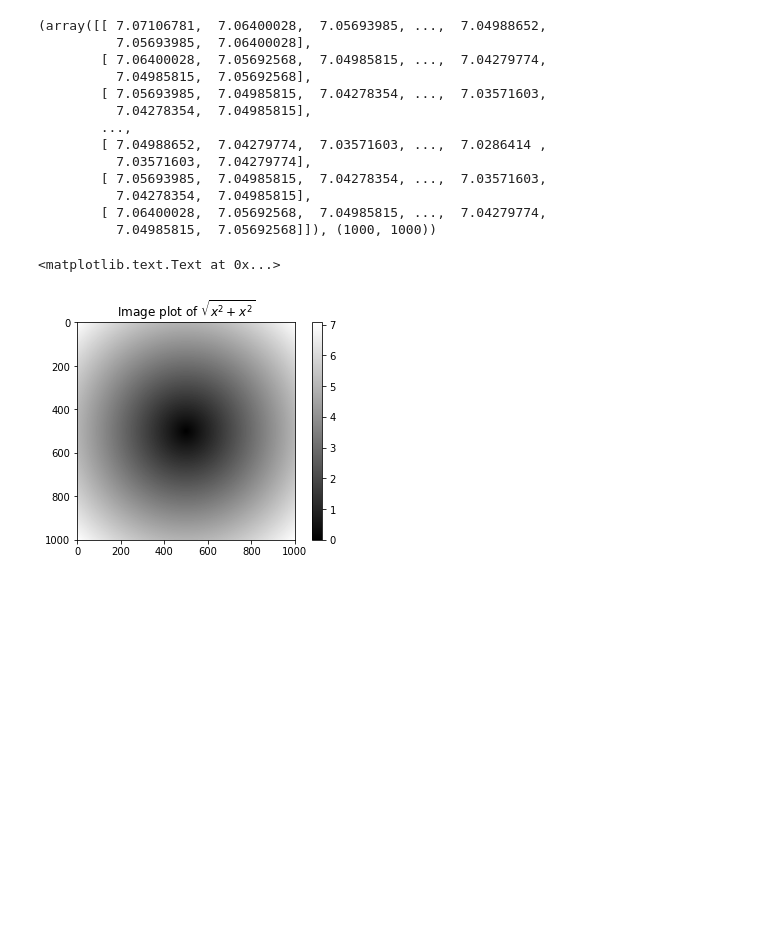
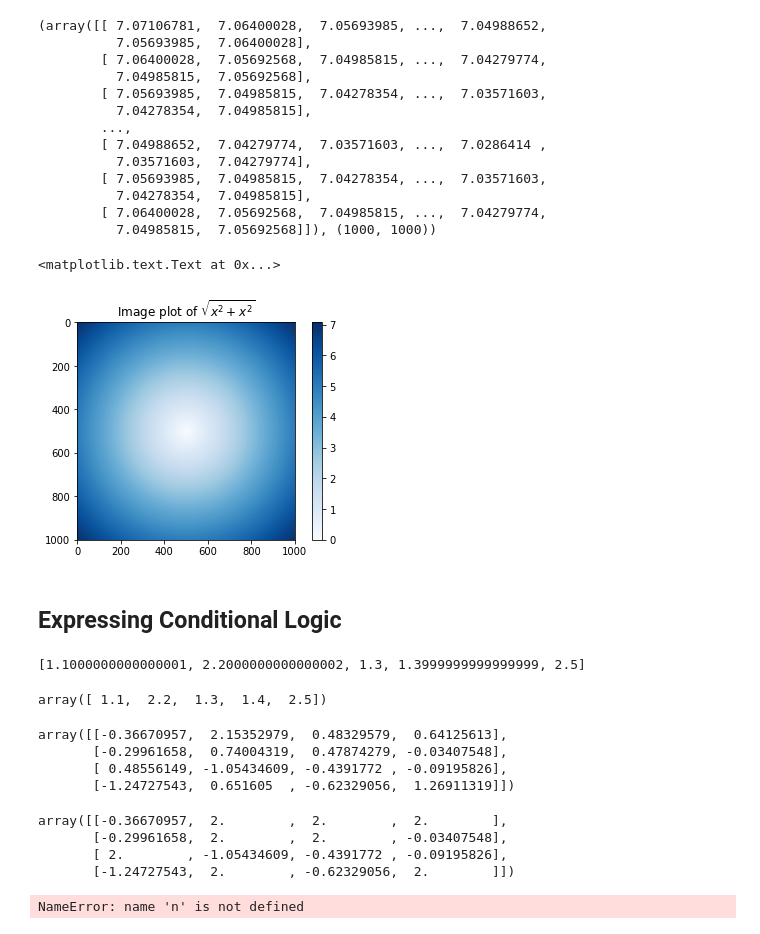
Before and after one commit to shammer83/Numpy-Basics, a Jupyter notebook: ipynb/Numpy-Basics.ipynb, the cells around one changed output. Saved outputs shown, nothing was run; the diff lists cells and outputs as text; code cells hidden in the pictures; blank space fills up the shorter version.

```diff
--- a/ipynb/Numpy-Basics.ipynb
+++ b/ipynb/Numpy-Basics.ipynb
@@ -369,9 +369,66 @@ z, z.shape
         [ 7.06400028,  7.05692568,  7.04985815, ...,  7.04279774,
           7.04985815,  7.05692568]]), (1000, 1000))
 # %%
-plt.imshow(z, cmap = plt.cm.gray)
+plt.imshow(z, cmap = plt.cm.Blues)
 plt.colorbar()
 plt.title("Image plot of $\sqrt{x^2 +x^2}$")
 # %% [output]
 <matplotlib.text.Text at 0x...>
-[figure, old version]
+[figure, new version]
+# %% [markdown]
+## Expressing Conditional Logic
+# %%
+''' we take a value from XARR and whenever the corresponding value in COND is True,
+ otherwise take the value from YARR'''
+
+xarr = np.array([1.1, 1.2, 1.3, 1.4, 1.5])
+yarr = np.array([2.1, 2.2, 2.3, 2.4, 2.5])
+cond = np.array([True, False, True, True, False])
+
+result = [(x if c else y)
+         for x, y, c in zip(xarr, yarr, cond)]
+
+
+display(result)
+
+'''or do this'''
+
+result = np.where(cond, xarr, yarr)
+display(result)
+# %% [output]
+[1.1000000000000001, 2.2000000000000002, 1.3, 1.3999999999999999, 2.5]
+array([ 1.1,  2.2,  1.3,  1.4,  2.5])
+# %%
+arr = np.random.randn(4,4)
+arr
+# %% [output]
+array([[-0.36670957,  2.15352979,  0.48329579,  0.64125613],
+       [-0.29961658,  0.74004319,  0.47874279, -0.03407548],
+       [ 0.48556149, -1.05434609, -0.4391772 , -0.09195826],
+       [-1.24727543,  0.651605  , -0.62329056,  1.26911319]])
+# %%
+np.where(arr > 0, 2, arr)# set only positive values to 2
+# %% [output]
+array([[-0.36670957,  2.        ,  2.        ,  2.        ],
+       [-0.29961658,  2.        ,  2.        , -0.03407548],
+       [ 2.        , -1.05434609, -0.4391772 , -0.09195826],
+       [-1.24727543,  2.        , -0.62329056,  2.        ]])
+# %%
+result = []
+for i in range (n):
+    if cond1[i] and cond[2]:
+        result.append(0)
+    elif cond1[i]:
+        result.append(1)
+    elif cond2[i]:
+        result.append(2)
+    else:
+        result.append(3)
+
+'''or'''
+
+np.where(cond1 and cond2, 0,
+        np.where(cond1,1,
+                np.where(cond2, 2, 3)))
+# %% [output]
+NameError: name 'n' is not defined
```
Also changed, not shown: parts of 24 cells of this notebook.
